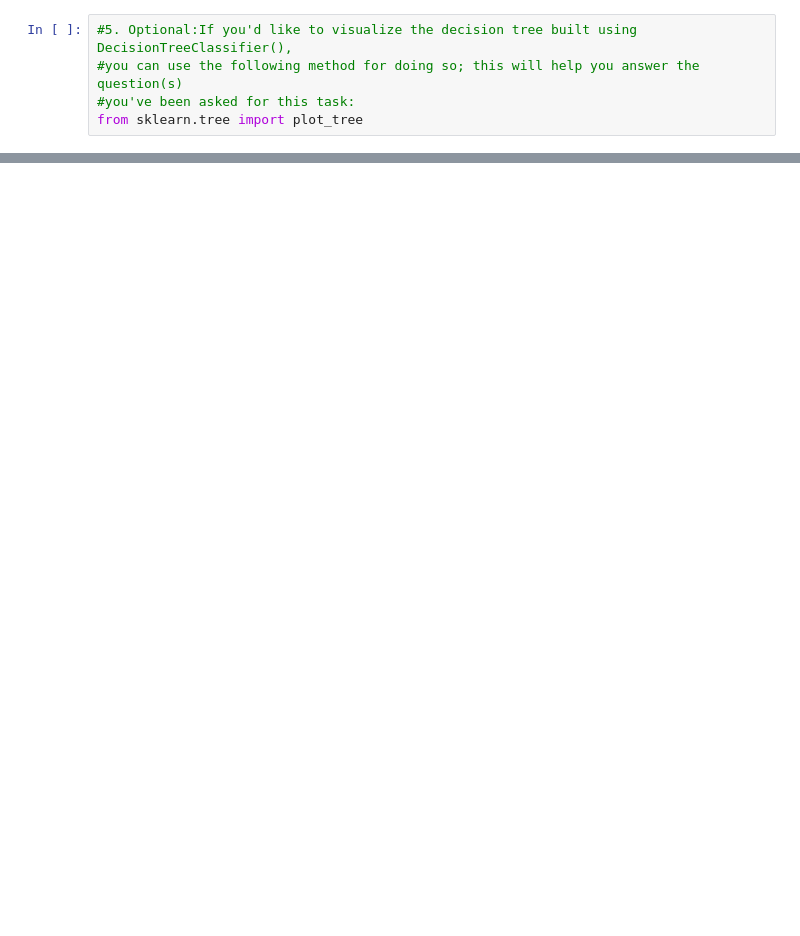
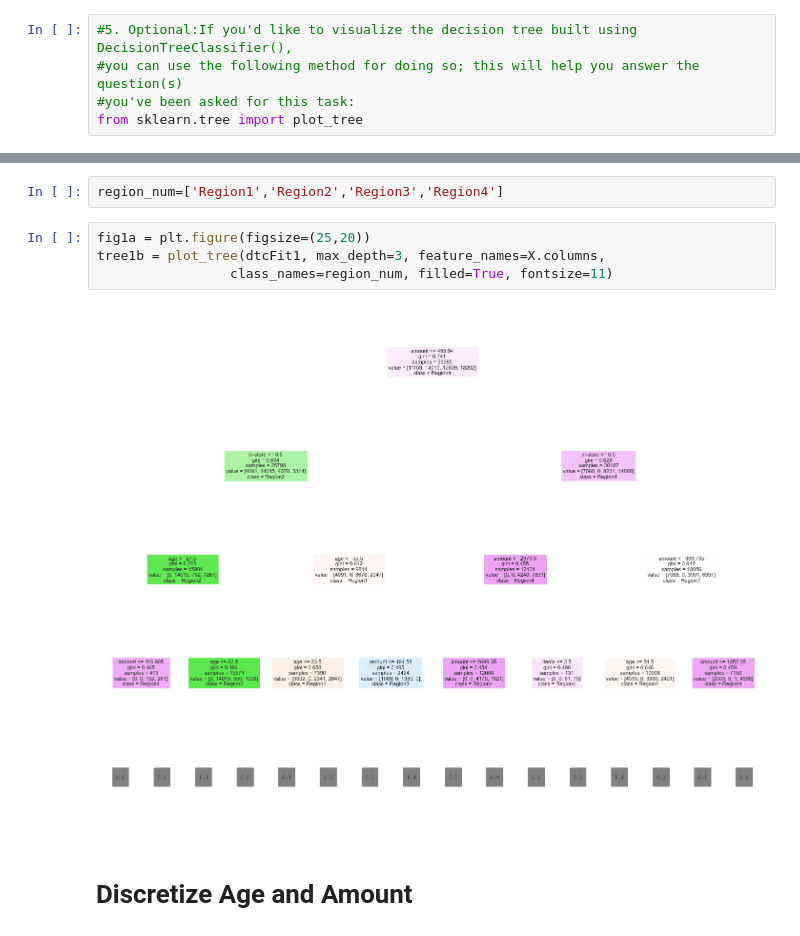
Before and after one commit to susanareyes1/CourseWork, a Jupyter notebook: Course 1- Task 1 and Task 2 -S.Reyes.ipynb, the cells around one changed output, grey strips where cells are left out. Drawn from its saved outputs; the diff is of its cells as text; blank space fills up the shorter version.

```diff
--- a/Course 1- Task 1 and Task 2 -S.Reyes.ipynb
+++ b/Course 1- Task 1 and Task 2 -S.Reyes.ipynb
@@ -643,0 +652,10 @@ tree = plot_tree(model, max_depth=3, feature_names=X.columns,
+# %%
+region_num=['Region1','Region2','Region3','Region4']
+# %%
+fig1a = plt.figure(figsize=(25,20))
+tree1b = plot_tree(dtcFit1, max_depth=3, feature_names=X.columns,
+                 class_names=region_num, filled=True, fontsize=11)
+# %% [output]
+[figure, added]
+# %% [markdown]
+# Discretize Age and Amount
```
Also changed, not shown: parts of 59 cells of this notebook.
